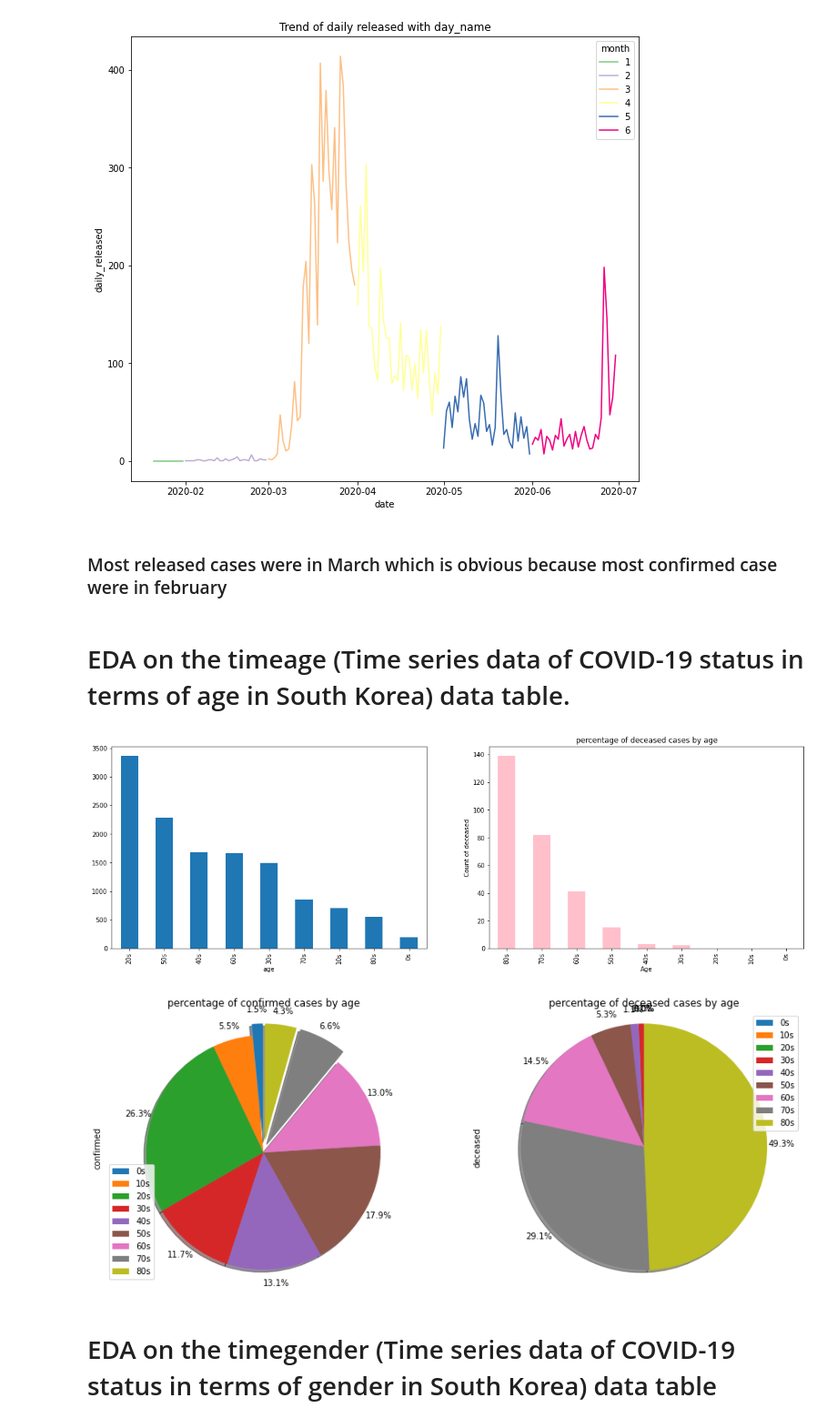
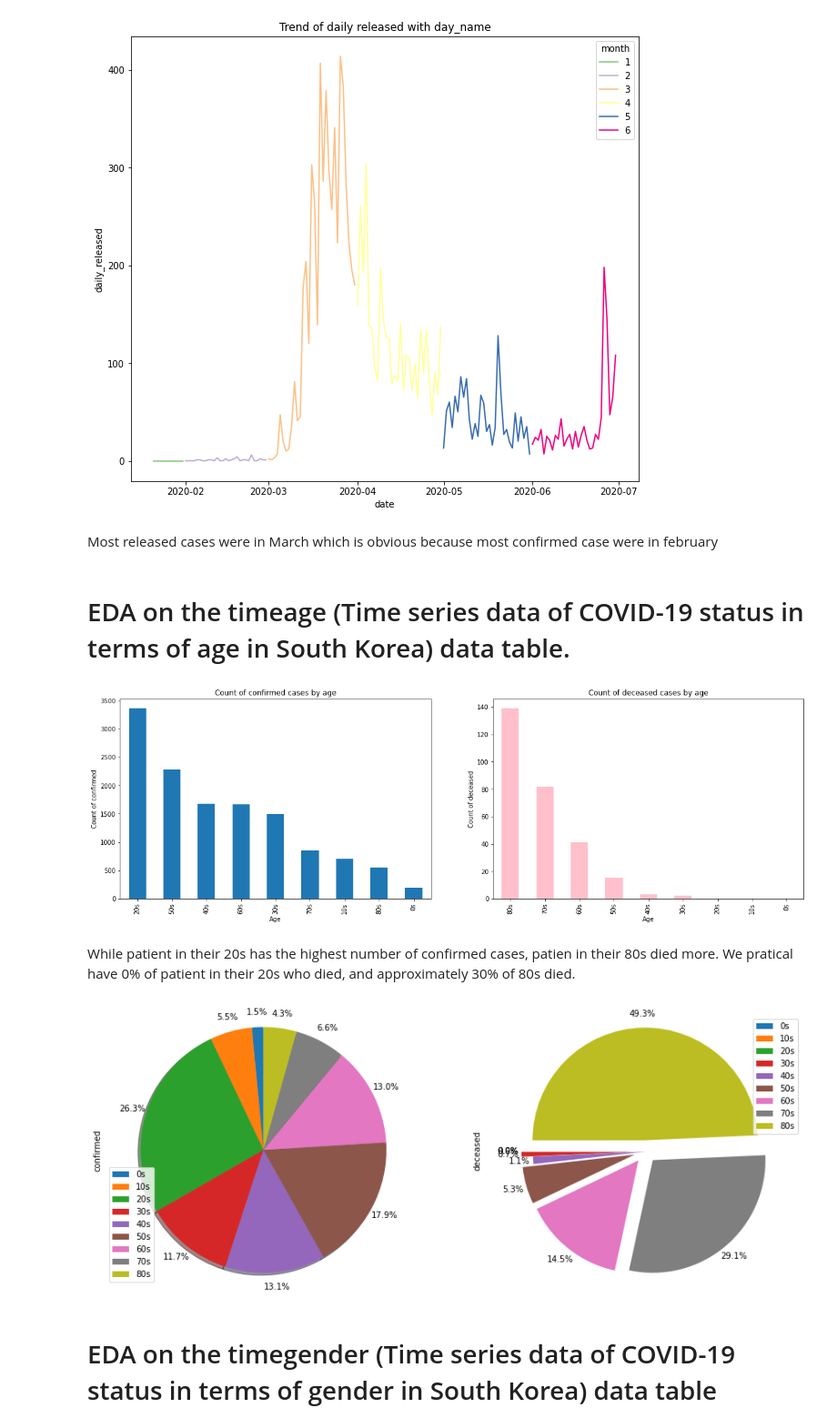
Before and after one commit to rukayah/Amazon-Website-Web-Scraping-BeautifulSoup-, a Jupyter notebook: Copy_of_141.ipynb, the cells around one changed output. Shown at 91% size. Saved outputs shown, nothing was run; the diff lists cells and outputs as text; code cells hidden in the pictures.

```diff
--- a/Copy_of_141.ipynb
+++ b/Copy_of_141.ipynb
@@ -269,7 +225,7 @@ plt.title( "Trend of daily released with day_name" )
 Text(0.5, 1.0, 'Trend of daily released with day_name')
 [figure]
 # %% [markdown]
-### Most released cases were in March which is obvious because most confirmed case were in february
+Most released cases were in March which is obvious because most confirmed case were in february
 # %% [markdown]
 # EDA on the timeage (Time series data of COVID-19 status in terms of age in South Korea) data table.
 # %%
@@ -288,13 +244,13 @@ ax1 = fig.add_subplot(1, 2, 2) # add subplot 2 (1 row, 2 columns, second plot).
 
 # Subplot 1:
 age_confirmed.sort_values(ascending=False).plot(kind='bar', figsize=(20, 6), ax=ax0) # add to subplot 1
-ax1.set_title ('Number of confirmed cases by age')
-ax1.set_ylabel('Count of confirmed')
-ax1.set_xlabel('Age')
+ax0.set_title ('Count of confirmed cases by age')
+ax0.set_ylabel('Count of confirmed')
+ax0.set_xlabel('Age')
 
 # Subplot 1:
 age_deceased.sort_values(ascending=False).plot(kind="bar", color="pink",figsize=(20, 6),ax=ax1)
-ax1.set_title ('percentage of deceased cases by age')
+ax1.set_title ('Count of deceased cases by age')
 ax1.set_ylabel('Count of deceased')
 ax1.set_xlabel('Age')
 
@@ -302,30 +258,33 @@ ax1.set_xlabel('Age')
 
 plt.show()
 # %% [output]
-[figure, old version]
+[figure, new version]
+# %% [markdown]
+While patient in their 20s has the highest number of confirmed cases, patien in their 80s died more. We pratical have 0% of patient in their 20s who died, and approximately 30% of 80s died.
 # %%
 # What is the percentage of confirmed  and deceased cases by age?
 fig = plt.figure() # create figure
 
 ax2 = fig.add_subplot(1, 2, 1)
 ax3 = fig.add_subplot(1, 2, 2)
 
-explode_list = [0.1, 0, 0, 0,0,0,0 ,0.1, 0.1]
-age_confirmed.plot(kind='pie',figsize=(15, 6),autopct='%1.1f%%', startangle=90,shadow=True, labels=None,pctdistance=1.12,explode=explode_list, ax=ax2) # add to subplot 1
-ax2.set_title('percentage of confirmed cases by age')
+explode_list = [0.1, 0.1, 0.1, 0.1,0,0.1,0.1,0.1, 0.1]
+age_confirmed.plot(kind='pie',figsize=(15, 6),autopct='%1.1f%%', startangle=90,shadow=True, labels=None,pctdistance=1.12, ax=ax2) # add to subplot 1
+
 ax2.axis('equal')
 # add legend
 ax2.legend(labels=age_confirmed.index, loc='lower left')
 
 
-age_deceased.plot(kind='pie',figsize=(15, 6),autopct='%1.1f%%', startangle=90,shadow=True, labels=None,pctdistance=1.12, ax=ax3) # add to subplot 2
-ax3.set_title ('percentage of deceased cases by age')
+
+age_deceased.plot(kind='pie',figsize=(15, 6),autopct='%1.1f%%', startangle=180, labels=None,pctdistance=1.12,explode = explode_list,ax=ax3) # add to subplot 2
+
 ax3.axis('equal')
 # add legend
 ax3.legend(labels=age_deceased.index, loc='upper right')
 
 plt.show()
 # %% [output]
-[figure, old version]
+[figure, new version]
 # %% [markdown]
 # EDA on the timegender (Time series data of COVID-19 status in terms of gender in South Korea) data table
```
Also changed, not shown: parts of 56 cells of this notebook.
